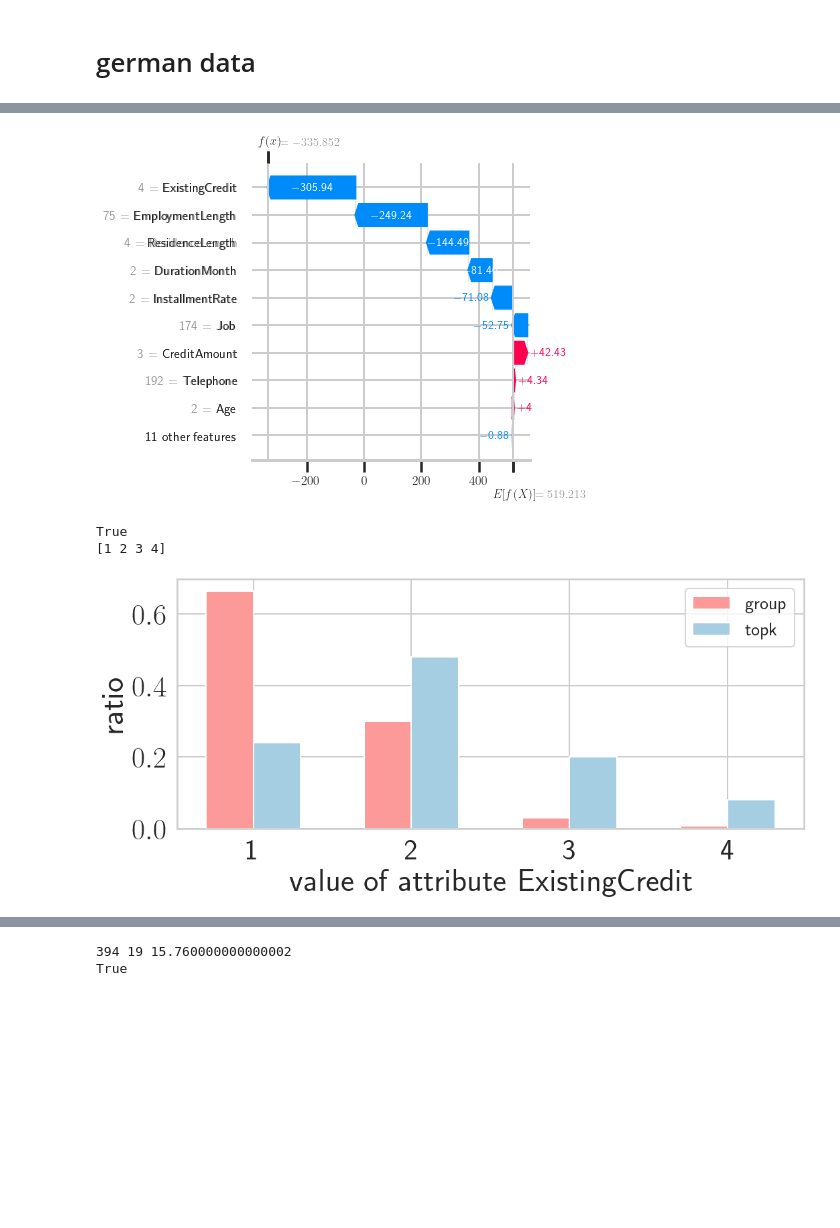
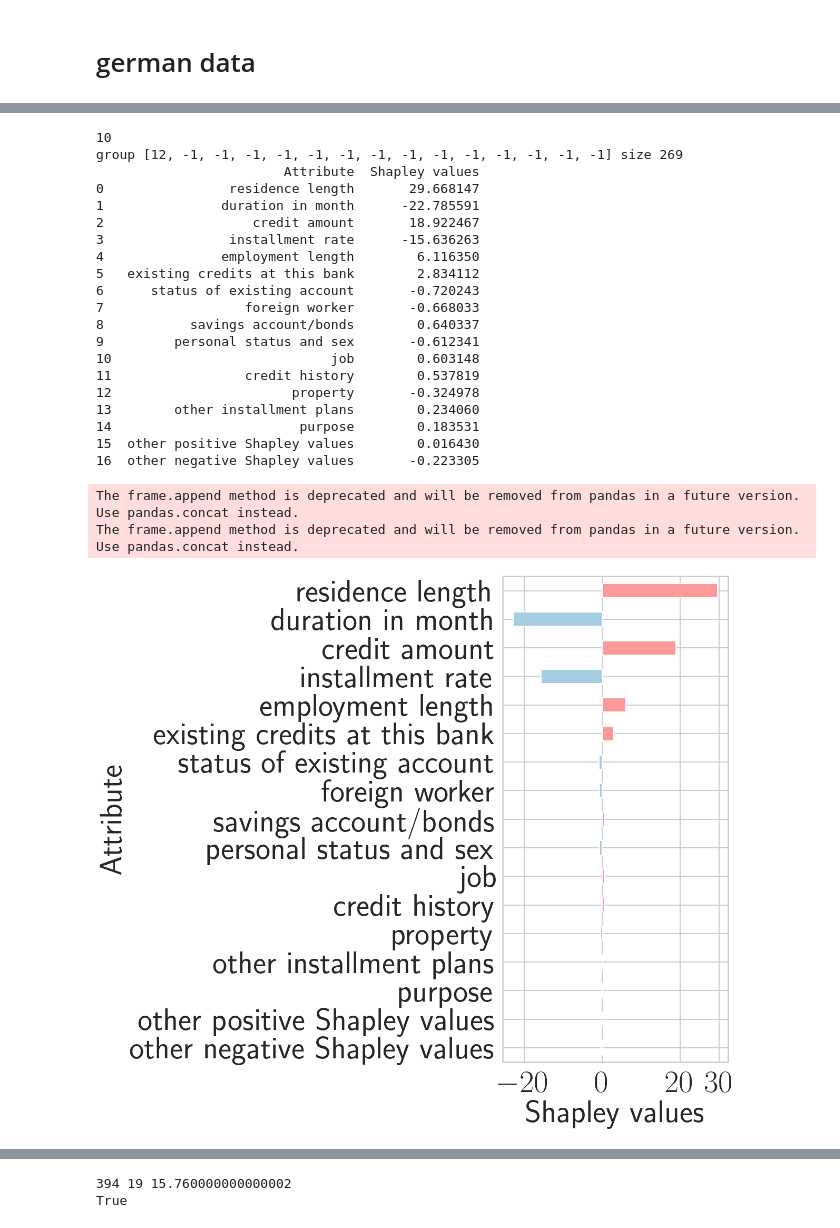
Before and after one commit to JinyangLi01/UnfairlyTreatedGroupDetection, a Jupyter notebook: Coding/Experiments/Shapley_value/shapley_value_of_groups_2_german_20220923.ipynb, the cells around one changed output, grey strips where cells are left out. Cells and saved outputs as stored; diff of their text form; code cells hidden in the pictures; blank space fills up the shorter version.

Commit message:
shapley values of german credit card dataset

```diff
--- a/Coding/Experiments/Shapley_value/shapley_value_of_groups_2_german_20220923.ipynb
+++ b/Coding/Experiments/Shapley_value/shapley_value_of_groups_2_german_20220923.ipynb
@@ -26,6 +26,7 @@ from Algorithms import NaiveAlgRanking_definition2_5_20220506 as naivealg2
 
 plt.rc('text', usetex=True)
 plt.rc('font', family='serif')
+plt.rcParams['font.size'] = '22'
 
 sns.set_palette("Paired")
 # sns.set_palette("deep")
@@ -40,8 +41,9 @@ color = ['C0', 'C1', 'C2', 'C3', 'C4', 'C5', 'C6', 'C7', 'C8']
 #
 # label = ["PropBounds", "IterTD"]
 line_width = 8
-marker_size = 15
-f_size = (14, 8)
+marker_size = 20
+f_size = (18, 16)
+FONTSIZE=60
 # %%
 def string2num(st):
     p = list()
@@ -264,13 +294,14 @@ all_attributes = ['StatusExistingAcc', 'DurationMonth_C', 'CreditHistory', 'Purp
                   'ResidenceLength', 'Property', 'Age_C', 'InstallmentPlans', 'Housing',
                   'ExistingCredit', 'Job', 'NumPeopleLiable', 'Telephone', 'ForeignWorker']
 
-all_attributes_meaningful_names = ['StatusExistingAcc', 'DurationMonth', 'CreditHistory', 'Purpose', 'CreditAmount',
-                  'SavingsAccount', 'EmploymentLength', 'InstallmentRate', 'MarriedNSex', 'Debtors',
-                  'ResidenceLength', 'Property', 'Age', 'InstallmentPlans', 'Housing',
-                  'ExistingCredit', 'Job', 'NumPeopleLiable', 'Telephone', 'ForeignWorker']
+
+all_attributes_original = ['StatusExistingAcc','DurationMonth_x','CreditHistory','Purpose','CreditAmount_x','SavingsAccount','EmploymentLength','InstallmentRate','MarriedNSex','Debtors','ResidenceLength','Property','Age','InstallmentPlans','Housing','ExistingCredit','Job','NumPeopleLiable','Telephone','ForeignWorker']
 
 
-original_data_file = r"../../../InputData/GermanCredit/GermanCredit_ranked.csv"
+all_attributes_meaningful_names = ['status of existing account', 'duration in month', 'credit history', 'purpose', 'credit amount', 'savings account/bonds', 'employment length', 'installment rate', 'personal status and sex', 'other debtors / guarantors', 'residence length', 'property', 'age', 'other installment plans', 'housing', 'existing credits at this bank', 'job', 'number of people liable', 'registered telephone', 'foreign worker']
+
+
+original_data_file = r"../../../InputData/GermanCredit/GermanCredit_allatt_ranked.csv"
 
 ranked_data = pd.read_csv(original_data_file, index_col=False)
 
@@ -316,7 +348,7 @@ for g in groups_global_bounds:
 selected_attributes = all_attributes[:15]
 
 alpha = 0.8
-k = 50
+k = 49
 k_min = k
 k_max = k
 thc = 50
@@ -350,6 +382,6 @@ finish kmin
 # %%
 
-x = ranked_data[all_attributes]
+x = ranked_data[all_attributes_original]
 y = ranked_data['rank']
 x.set_axis(all_attributes_meaningful_names, axis=1, inplace=True)
 # with sklearn
@@ -400,22 +432,38 @@ array([[ -1.19955383, -81.46043256,  -1.09421144, ...,  -0.62993564,
 # %%
-shap.plots.waterfall(shap_values[0], show=False)
-f = plt.gcf()
-# f.set_tight_layout(True)
-plt.tight_layout()
-f.savefig(r"german_shap_globalbounds.png")
+# shap.plots.waterfall(shap_values[0], show=False)
+# f = plt.gcf()
+# # f.set_tight_layout(True)
+# plt.tight_layout()
+# f.savefig(r"german_shap_globalbounds.png")
-# %% [output]
-[figure, removed]
-# %%
-another_group = [-1, -1, 34, -1, -1, -1, -1, -1, -1, -1, -1, -1, -1, -1, -1, -1, -1, -1, -1, -1]
-print(check_another_group_global_bounds(another_group, ranked_data, selected_attributes, thc, Lowerbounds, k))
-
-att = 'ExistingCredit'
-plt = plot_distribution_ratio(ranked_data, att, groups_global_bounds[0], another_group, k)
-plt.savefig(r"german_value_dis_globalbounds.png")
-
-# for att in selected_attributes:
-#     plot_distribution_ratio(ranked_data, att, groups_global_bounds[1], another_group, k)
-# %% [output]
-True
-[1 2 3 4]
-[figure, removed]
+# %%
+
+group = groups_global_bounds[1]
+print(len(tuples_in_group(group, ranked_data[:k], selected_attributes)))
+plt = plot_average_shap_value_of_group(ranked_data, group, selected_attributes, all_attributes_meaningful_names, shap_values)
+plt.xticks([-20, 0, 20, 30], fontsize=FONTSIZE)
+# plt.rcParams['font.size'] = '22'
+plt.savefig(r"german_shap_globalbounds.png")
+# %% [output]
+10
+group [12, -1, -1, -1, -1, -1, -1, -1, -1, -1, -1, -1, -1, -1, -1] size 269
+                        Attribute  Shapley values
+0                residence length       29.668147
+1               duration in month      -22.785591
+2                   credit amount       18.922467
+3                installment rate      -15.636263
+4               employment length        6.116350
+5   existing credits at this bank        2.834112
+6      status of existing account       -0.720243
+7                  foreign worker       -0.668033
+8           savings account/bonds        0.640337
+9         personal status and sex       -0.612341
+10                            job        0.603148
+11                 credit history        0.537819
+12                       property       -0.324978
+13        other installment plans        0.234060
+14                        purpose        0.183531
+15  other positive Shapley values        0.016430
+16  other negative Shapley values       -0.223305
+The frame.append method is deprecated and will be removed from pandas in a future version. Use pandas.concat instead.
+The frame.append method is deprecated and will be removed from pandas in a future version. Use pandas.concat instead.
+[figure, added]
```
Also changed, not shown: parts of 5 cells of this notebook, 3 other files.
